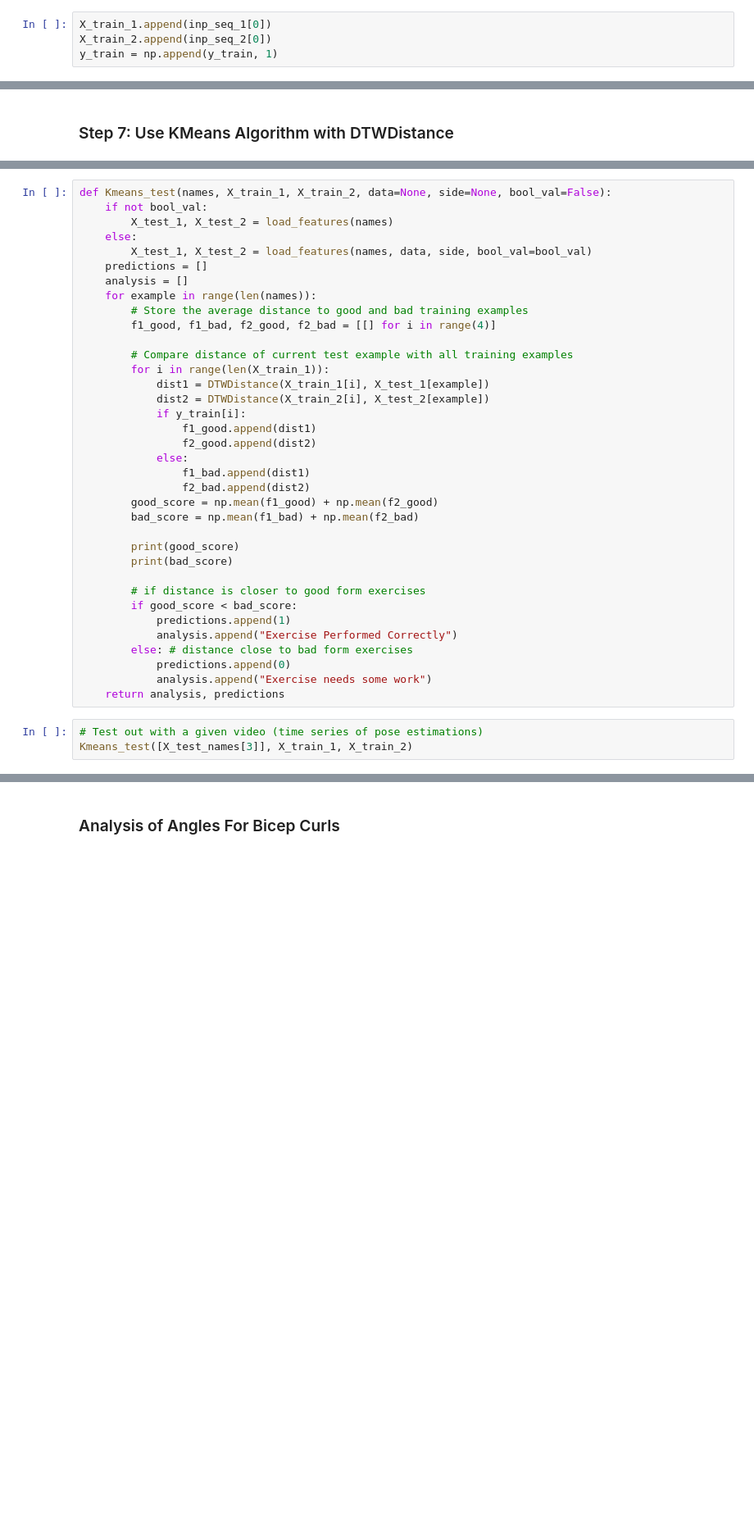
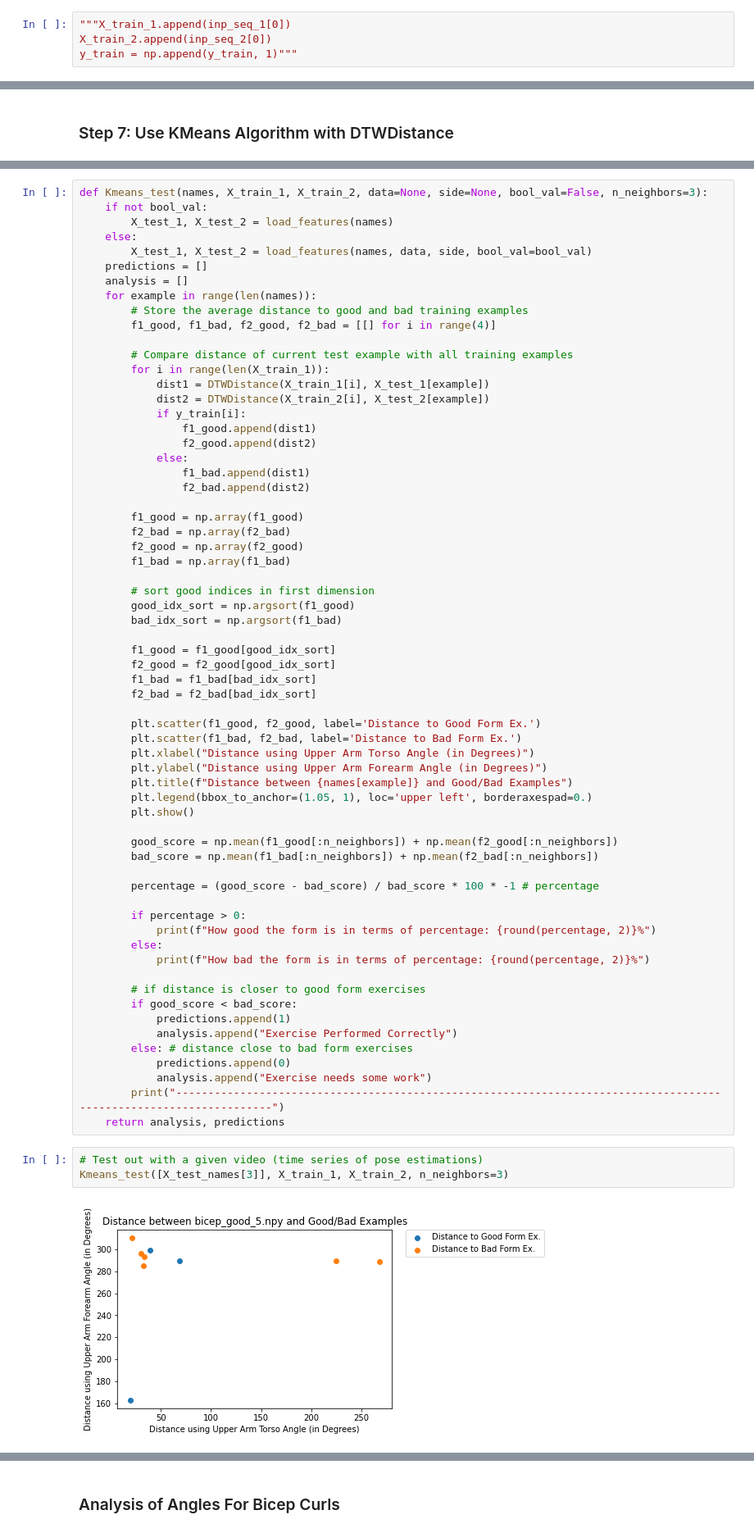
Before and after one commit to MSDS698/2021-product-analytics-group-project-group_7_swolemate, a Jupyter notebook: detectron2docker/DTW-BicepCurl_ex.ipynb, the cells around one changed output, grey strips where cells are left out. Shown: that part at 82% size. Saved outputs shown, nothing was run; the diff lists cells and outputs as text; blank space fills up the shorter version.

```diff
--- a/detectron2docker/DTW-BicepCurl_ex.ipynb
+++ b/detectron2docker/DTW-BicepCurl_ex.ipynb
@@ -294,6 +294,6 @@ X_test_1, X_test_2 = load_features(X_test_names)
 # %%
 inp_seq_1, inp_seq_2 = load_features(['demo'], data, 'left', bool_val=True)
 # %%
-X_train_1.append(inp_seq_1[0])
+"""X_train_1.append(inp_seq_1[0])
 X_train_2.append(inp_seq_2[0])
-y_train = np.append(y_train, 1)
+y_train = np.append(y_train, 1)"""
@@ -324,7 +326,7 @@ def DTWDistance(s1, s2):
 
     return np.sqrt(DTW[len(s1)-1, len(s2)-1])
 # %%
-def Kmeans_test(names, X_train_1, X_train_2, data=None, side=None, bool_val=False):
+def Kmeans_test(names, X_train_1, X_train_2, data=None, side=None, bool_val=False, n_neighbors=3):
     if not bool_val:
         X_test_1, X_test_2 = load_features(names)
     else:
@@ -345,11 +347,38 @@ def Kmeans_test(names, X_train_1, X_train_2, data=None, side=None, bool_val=Fals
             else:
                 f1_bad.append(dist1)
                 f2_bad.append(dist2)
-        good_score = np.mean(f1_good) + np.mean(f2_good)
-        bad_score = np.mean(f1_bad) + np.mean(f2_bad)
 
-        print(good_score)
-        print(bad_score)
+        f1_good = np.array(f1_good)
+        f2_bad = np.array(f2_bad)
+        f2_good = np.array(f2_good)
+        f1_bad = np.array(f1_bad)
+
+        # sort good indices in first dimension
+        good_idx_sort = np.argsort(f1_good)
+        bad_idx_sort = np.argsort(f1_bad)
+
+        f1_good = f1_good[good_idx_sort]
+        f2_good = f2_good[good_idx_sort]
+        f1_bad = f1_bad[bad_idx_sort]
+        f2_bad = f2_bad[bad_idx_sort]
+
+        plt.scatter(f1_good, f2_good, label='Distance to Good Form Ex.')
+        plt.scatter(f1_bad, f2_bad, label='Distance to Bad Form Ex.')
+        plt.xlabel("Distance using Upper Arm Torso Angle (in Degrees)")
+        plt.ylabel("Distance using Upper Arm Forearm Angle (in Degrees)")
+        plt.title(f"Distance between {names[example]} and Good/Bad Examples")
+        plt.legend(bbox_to_anchor=(1.05, 1), loc='upper left', borderaxespad=0.)
+        plt.show()
+
+        good_score = np.mean(f1_good[:n_neighbors]) + np.mean(f2_good[:n_neighbors])
+        bad_score = np.mean(f1_bad[:n_neighbors]) + np.mean(f2_bad[:n_neighbors])
+
+        percentage = (good_score - bad_score) / bad_score * 100 * -1 # percentage
+
+        if percentage > 0:
+            print(f"How good the form is in terms of percentage: {round(percentage, 2)}%")
+        else:
+            print(f"How bad the form is in terms of percentage: {round(percentage, 2)}%")
 
         # if distance is closer to good form exercises
         if good_score < bad_score:
@@ -358,8 +387,10 @@ def Kmeans_test(names, X_train_1, X_train_2, data=None, side=None, bool_val=Fals
         else: # distance close to bad form exercises
             predictions.append(0)
             analysis.append("Exercise needs some work")
+        print("-------------------------------------------------------------------------------------------------------------------")
     return analysis, predictions
 # %%
 # Test out with a given video (time series of pose estimations)
-Kmeans_test([X_test_names[3]], X_train_1, X_train_2)
+Kmeans_test([X_test_names[3]], X_train_1, X_train_2, n_neighbors=3)
 # %% [output]
+[figure, added]
```
Also changed, not shown: parts of 13 cells of this notebook.
